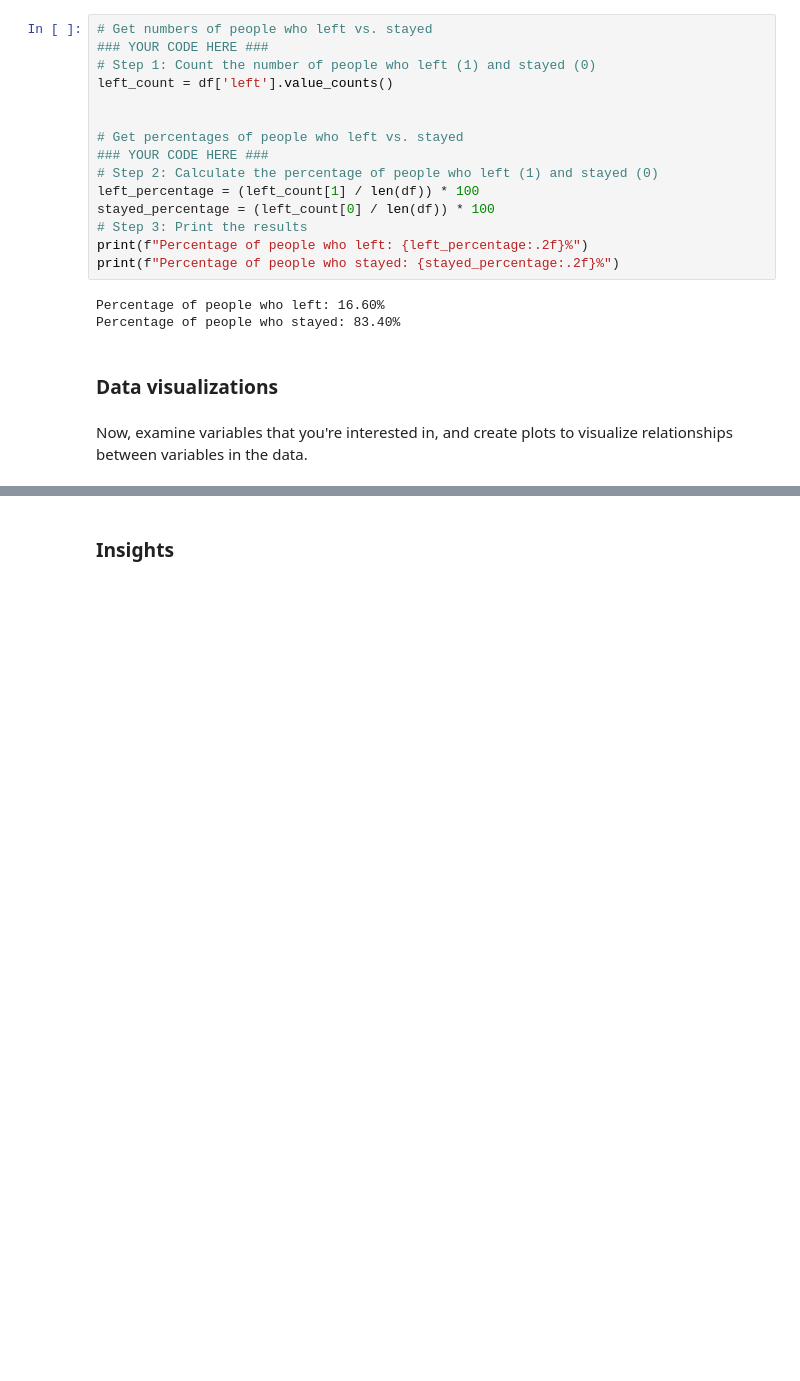
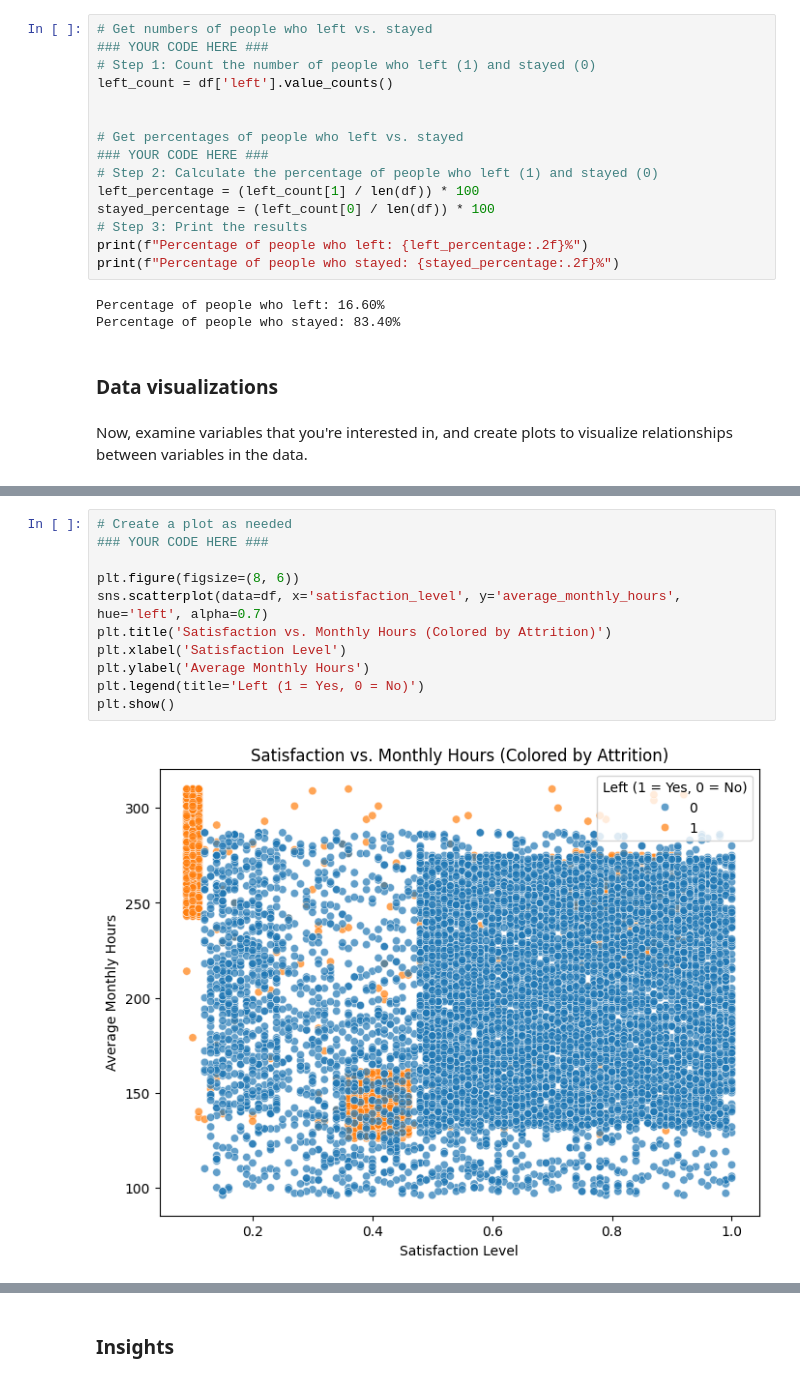
Before and after one commit to edilma/salifor, a Jupyter notebook: Activity_ Course 7 Salifort Motors project lab.ipynb, the cells around one changed output, grey strips where cells are left out. Saved outputs shown, nothing was run; the diff lists cells and outputs as text; blank space fills up the shorter version.

```diff
--- a/Activity_ Course 7 Salifort Motors project lab.ipynb
+++ b/Activity_ Course 7 Salifort Motors project lab.ipynb
@@ -374,0 +403,13 @@ sns.pairplot(df_eval)
+# %%
+# Create a plot as needed
+### YOUR CODE HERE ###
+
+plt.figure(figsize=(8, 6))
+sns.scatterplot(data=df, x='satisfaction_level', y='average_monthly_hours', hue='left', alpha=0.7)
+plt.title('Satisfaction vs. Monthly Hours (Colored by Attrition)')
+plt.xlabel('Satisfaction Level')
+plt.ylabel('Average Monthly Hours')
+plt.legend(title='Left (1 = Yes, 0 = No)')
+plt.show()
+# %% [output]
+[figure, added]
```
Also changed, not shown: parts of 20 cells of this notebook.
